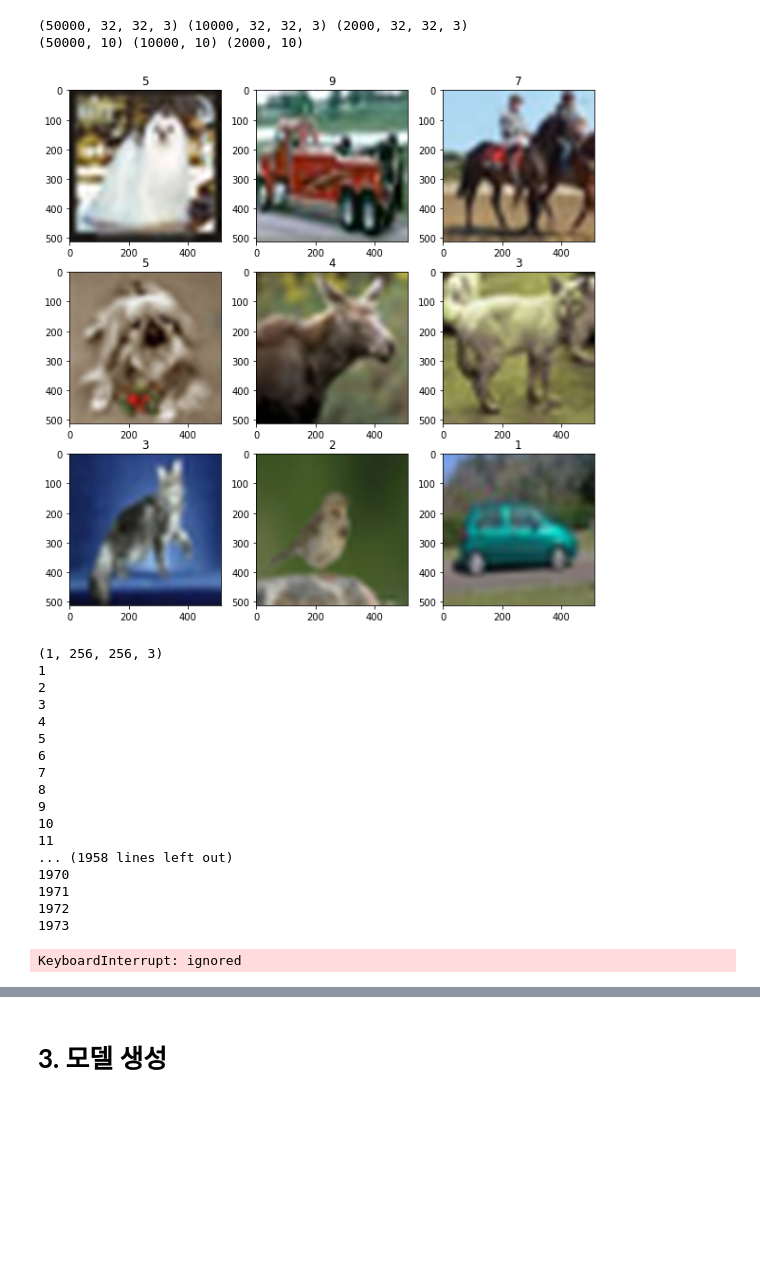
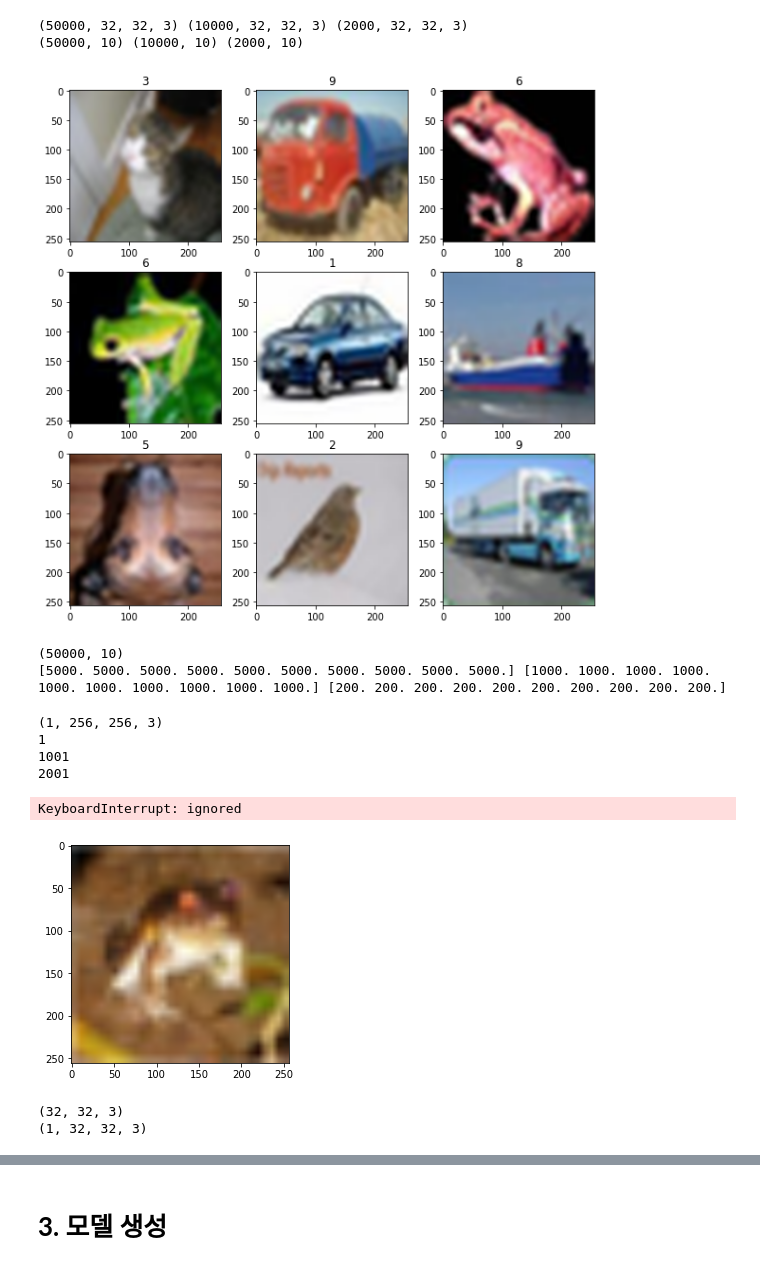
Before and after one commit to caumannerman/2021_cau_oss_hackathon, a Jupyter notebook: hackathon_team15.ipynb, the cells around one changed output, grey strips where cells are left out. Saved outputs shown, nothing was run; the diff lists cells and outputs as text; code cells hidden in the pictures; blank space fills up the shorter version.

```diff
--- a/hackathon_team15.ipynb
+++ b/hackathon_team15.ipynb
@@ -136,19 +130,25 @@ print(y_train.shape, y_test1.shape, y_test2.shape)
 # %%
 # test2 데이터 보는 부분
 
 plt.figure(figsize = (10,10))
 i = 0
 
 for i in range(1,10):
 
   plt.subplot(int('33'+str(i)))
-  nummm = i+360
-  plt.imshow(  Image.fromarray(x_test2[nummm]).resize((new_width, new_height), Image.ANTIALIAS) )
-  plt.title( np.where(y_test2[nummm] == 1)[0][0] )
+  nummm = i+100
+  plt.imshow(  Image.fromarray(x_train[nummm]).resize((new_width, new_height), Image.ANTIALIAS) )
+  plt.title( np.where(y_train[nummm] == 1)[0][0] )
 
 plt.show()
 # %% [output]
-[figure, old version]
+[figure, new version]
+# %%
+print(y_train.shape)
+print(np.sum( y_train,axis=0), np.sum( y_test1,axis=0),np.sum( y_test2,axis=0))
+# %% [output]
+(50000, 10)
+[5000. 5000. 5000. 5000. 5000. 5000. 5000. 5000. 5000. 5000.] [1000. 1000. 1000. 1000. 1000. 1000. 1000. 1000. 1000. 1000.] [200. 200. 200. 200. 200. 200. 200. 200. 200. 200.]
 # %%
 # 이미지 사이즈를 조정하여 ( 크게 ) , train셋에 추가
 import copy
@@ -160,31 +160,22 @@ new_train = np.asarray(Image.fromarray(x_train[0]).resize((new_width, new_height
 
 print(new_train.shape)
 for i in range(1,50000):
-    print(i)
+    if i % 1000 == 1:
+        print(i)
     #print(np.array(Image.fromarray(x_train[i]).resize((new_width, new_height), Image.ANTIALIAS)).shape)
     #plt.imshow(np.array(Image.fromarray(x_train[i]).resize((new_width, new_height), Image.ANTIALIAS)).reshape(1,new_width, new_height,3))
     new_train = np.vstack( (new_train,np.asarray(Image.fromarray(x_train[i]).resize((new_width, new_height), Image.ANTIALIAS), dtype='uint8').reshape((1,256,256,3))))
 
 print(new_train.shape)
-np.savez_compressed()
+
 plt.imshow(new_train[2])
 plt.show()
+
+def magnify(image):
+    np.asarray(Image.fromarray(x_train[0]).resize((new_width, new_height), Image.ANTIALIAS), dtype='uint8')
 # %% [output]
 (1, 256, 256, 3)
 1
-2
-3
-4
-5
-6
-7
-8
-9
-10
-11
-... (1958 lines left out)
-1970
-1971
-1972
-1973
+1001
+2001
 KeyboardInterrupt: ignored
@@ -190,0 +188,6 @@ KeyboardInterrupt: ignored
+# %%
+result = resize_and_rescale(x_train[0])
+plt.imshow(result)
+plt.show()
+# %% [output]
+[figure, added]
@@ -190,0 +205,7 @@ KeyboardInterrupt: ignored
+# %%
+print(x_train[0].shape)
+aaa = tf.expand_dims(x_train[0],0)
+print(aaa.shape)
+# %% [output]
+(32, 32, 3)
+(1, 32, 32, 3)
```
Also changed, not shown: parts of 6 cells of this notebook.
